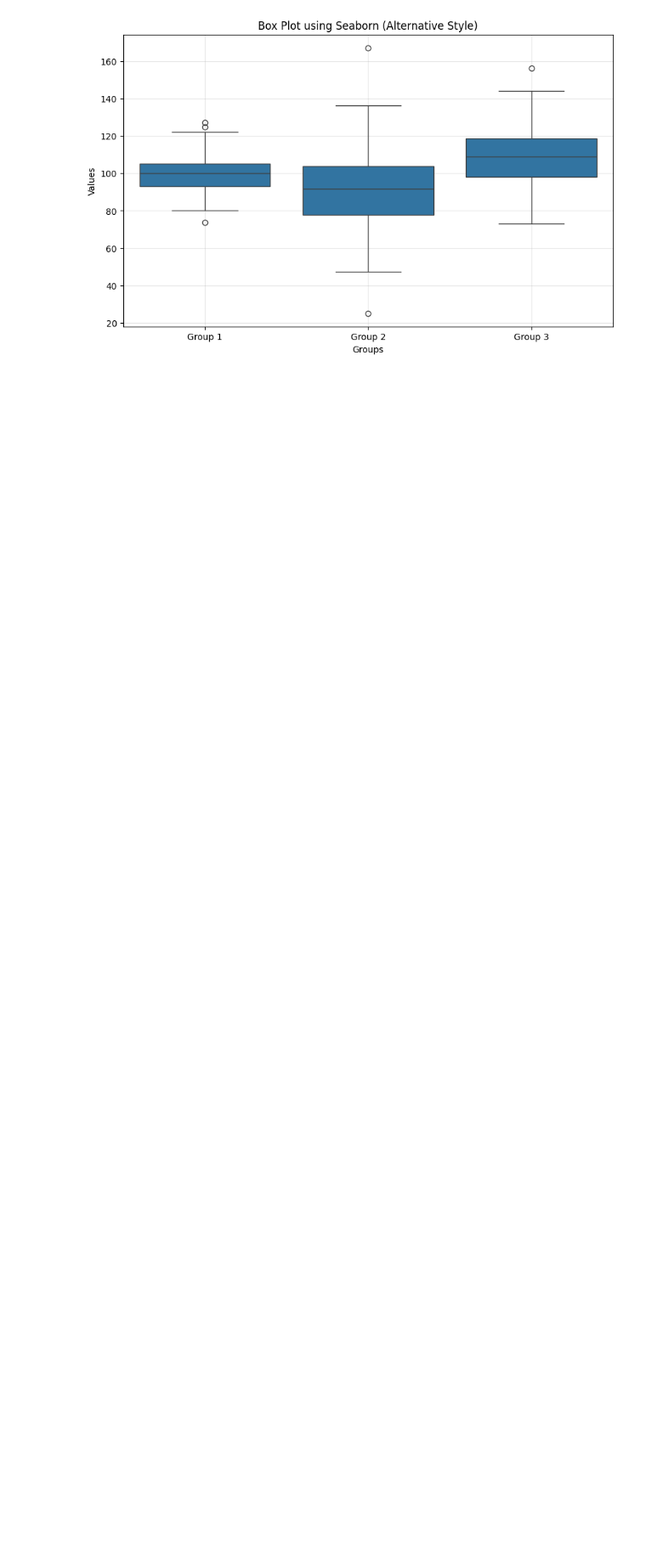
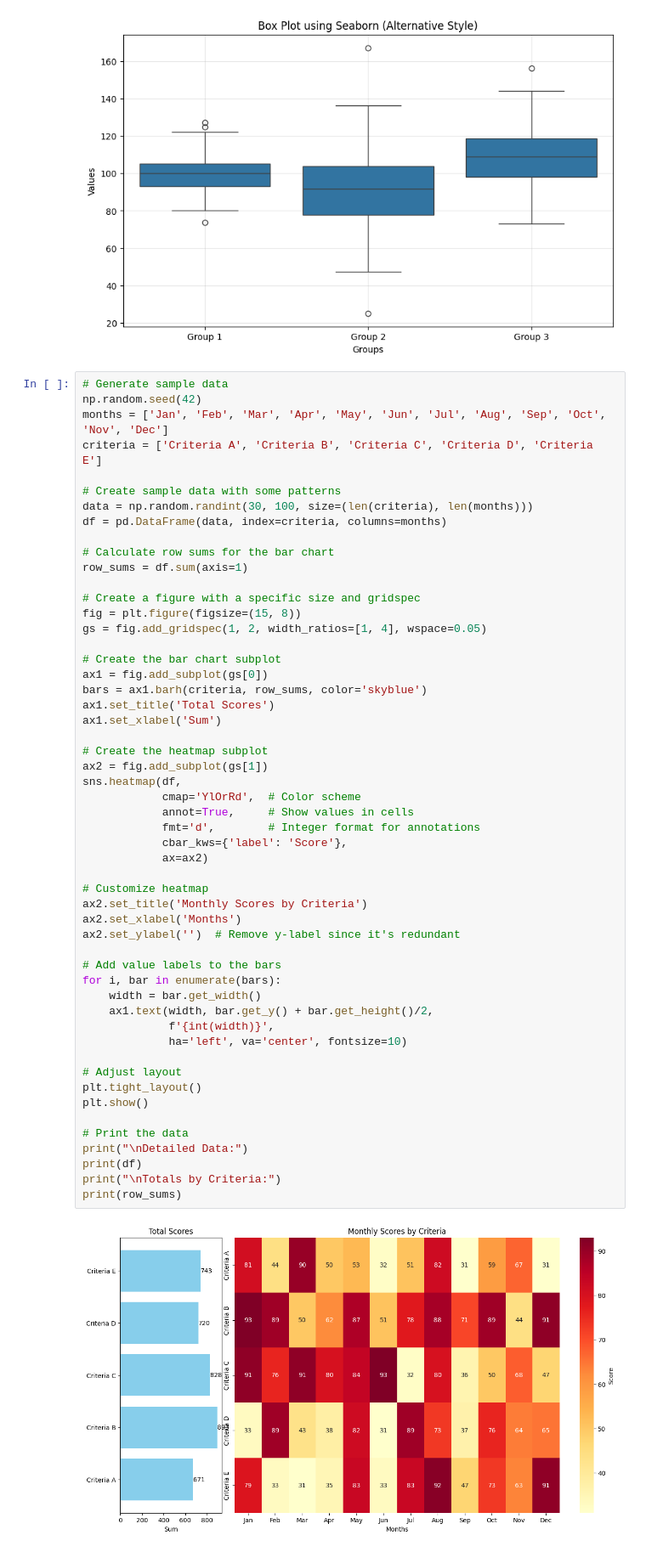
Before and after one commit to darmsc/insights, a Jupyter notebook: heatmap_bar/sample.ipynb, the cells around one changed output. Shown: that part at 85% size. Drawn from its saved outputs; the diff is of its cells as text; blank space fills up the shorter version.

```diff
--- a/heatmap_bar/sample.ipynb
+++ b/heatmap_bar/sample.ipynb
@@ -70,3 +70,58 @@ plt.show()
 [figure]
 [figure]
 [figure]
+# %%
+# Generate sample data
+np.random.seed(42)
+months = ['Jan', 'Feb', 'Mar', 'Apr', 'May', 'Jun', 'Jul', 'Aug', 'Sep', 'Oct', 'Nov', 'Dec']
+criteria = ['Criteria A', 'Criteria B', 'Criteria C', 'Criteria D', 'Criteria E']
+
+# Create sample data with some patterns
+data = np.random.randint(30, 100, size=(len(criteria), len(months)))
+df = pd.DataFrame(data, index=criteria, columns=months)
+
+# Calculate row sums for the bar chart
+row_sums = df.sum(axis=1)
+
+# Create a figure with a specific size and gridspec
+fig = plt.figure(figsize=(15, 8))
+gs = fig.add_gridspec(1, 2, width_ratios=[1, 4], wspace=0.05)
+
+# Create the bar chart subplot
+ax1 = fig.add_subplot(gs[0])
+bars = ax1.barh(criteria, row_sums, color='skyblue')
+ax1.set_title('Total Scores')
+ax1.set_xlabel('Sum')
+
+# Create the heatmap subplot
+ax2 = fig.add_subplot(gs[1])
+sns.heatmap(df,
+            cmap='YlOrRd',  # Color scheme
+            annot=True,     # Show values in cells
+            fmt='d',        # Integer format for annotations
+            cbar_kws={'label': 'Score'},
+            ax=ax2)
+
+# Customize heatmap
+ax2.set_title('Monthly Scores by Criteria')
+ax2.set_xlabel('Months')
+ax2.set_ylabel('')  # Remove y-label since it's redundant
+
+# Add value labels to the bars
+for i, bar in enumerate(bars):
+    width = bar.get_width()
+    ax1.text(width, bar.get_y() + bar.get_height()/2,
+             f'{int(width)}',
+             ha='left', va='center', fontsize=10)
+
+# Adjust layout
+plt.tight_layout()
+plt.show()
+
+# Print the data
+print("\nDetailed Data:")
+print(df)
+print("\nTotals by Criteria:")
+print(row_sums)
+# %% [output]
+[figure, added]
```
Also changed, not shown: parts of 1 cell of this notebook.
